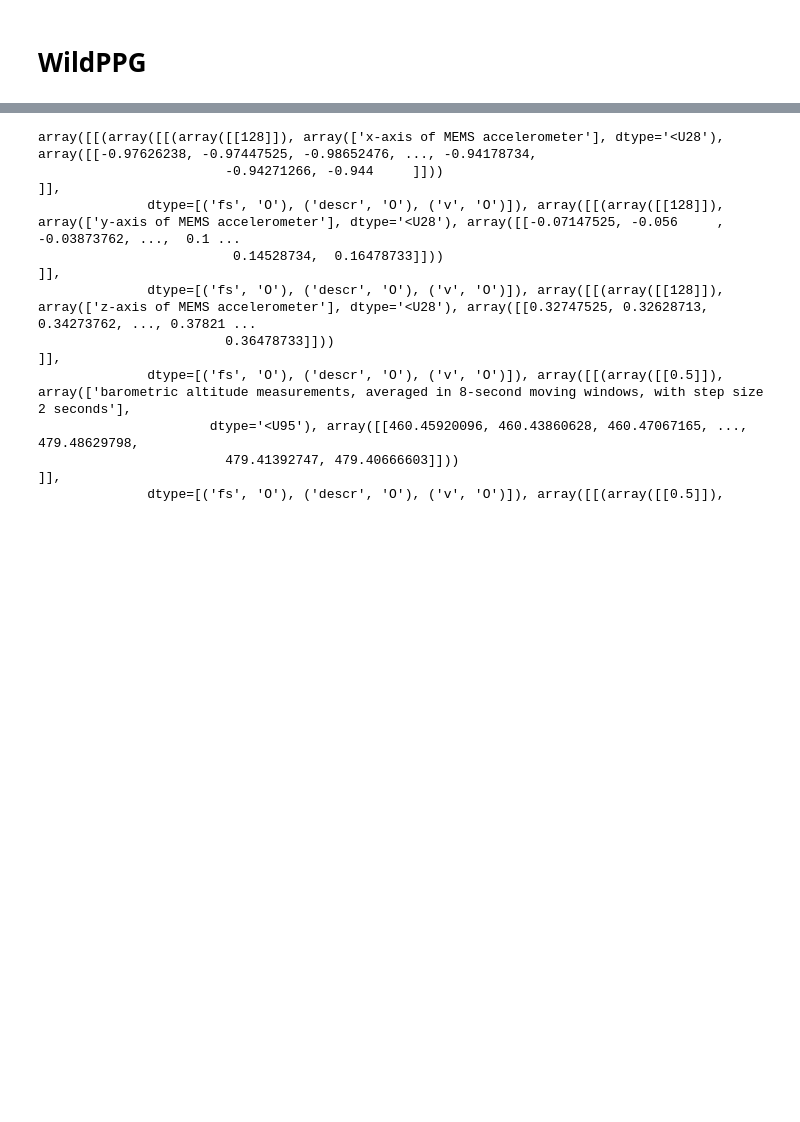
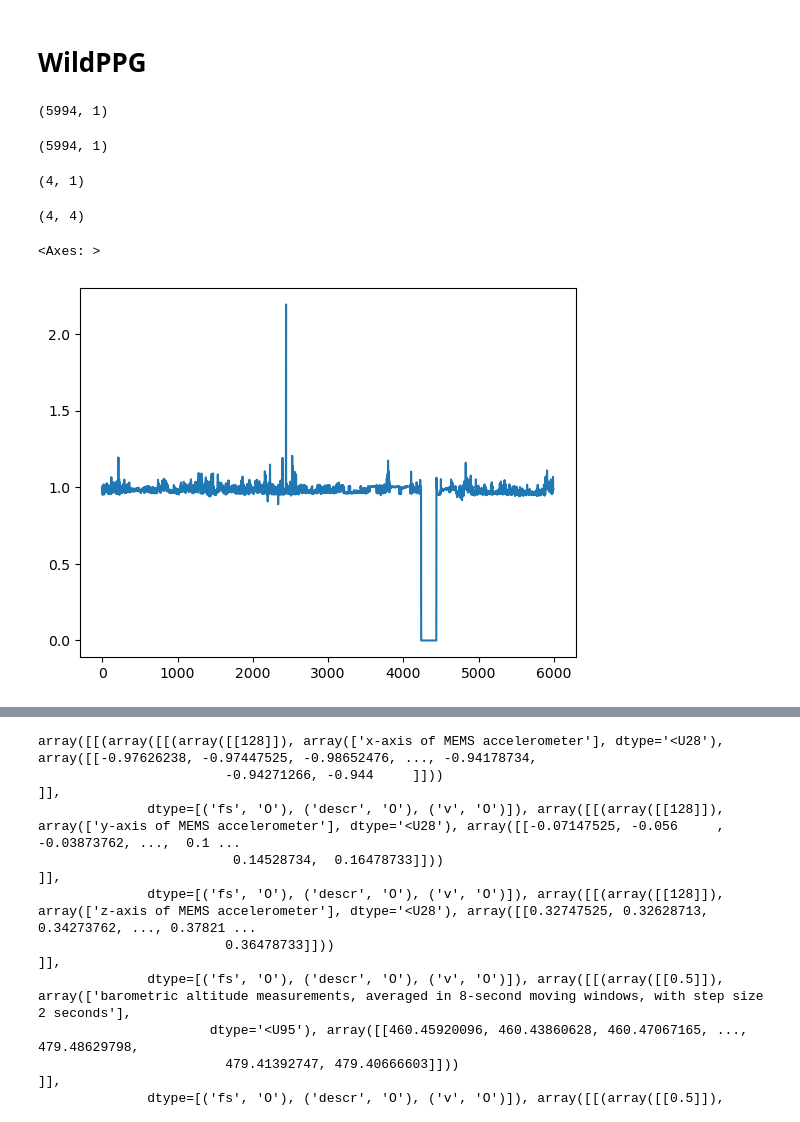
Before and after one commit to Taobyte/thesis, a Jupyter notebook: src/notebooks/dataset_exploration.ipynb, the cells around one changed output, grey strips where cells are left out. Cells and saved outputs as stored; diff of their text form; code cells hidden in the pictures; blank space fills up the shorter version.

```diff
--- a/src/notebooks/dataset_exploration.ipynb
+++ b/src/notebooks/dataset_exploration.ipynb
@@ -358,4 +358,24 @@ datadir="C:/Users/cleme/ETH/Master/Thesis/data/euler/wildppg_preprocessed/"
 file_path = datadir + "WildPPG_Part_an0.npz"
 data = np.load(file_path)
 # %%
-datadir="C:/Users/cleme/ETH/Master/Thesis/data/euler/wildppg_preprocessed/"
+datadir="C:/Users/cleme/ETH/Master/Thesis/data/euler/wildppg_preprocessed/WildPPG.mat"
+data = loadmat(datadir)
+# %% [output]
+(5994, 1)
+# %%
+data['data_imu_wrist'][0,0].shape
+# %% [output]
+(5994, 1)
+# %%
+arr = np.array([[1,2,3,4]]).T
+print(arr.shape)
+np.repeat(arr, 4,axis=1).shape
+# %% [output]
+(4, 1)
+(4, 4)
+# %%
+activity = data['data_imu_wrist'][0,0]
+pd.Series(activity.squeeze()).plot()
+# %% [output]
+<Axes: >
+[figure, added]
```
Also changed, not shown: parts of 4 cells of this notebook, 7 other files.
